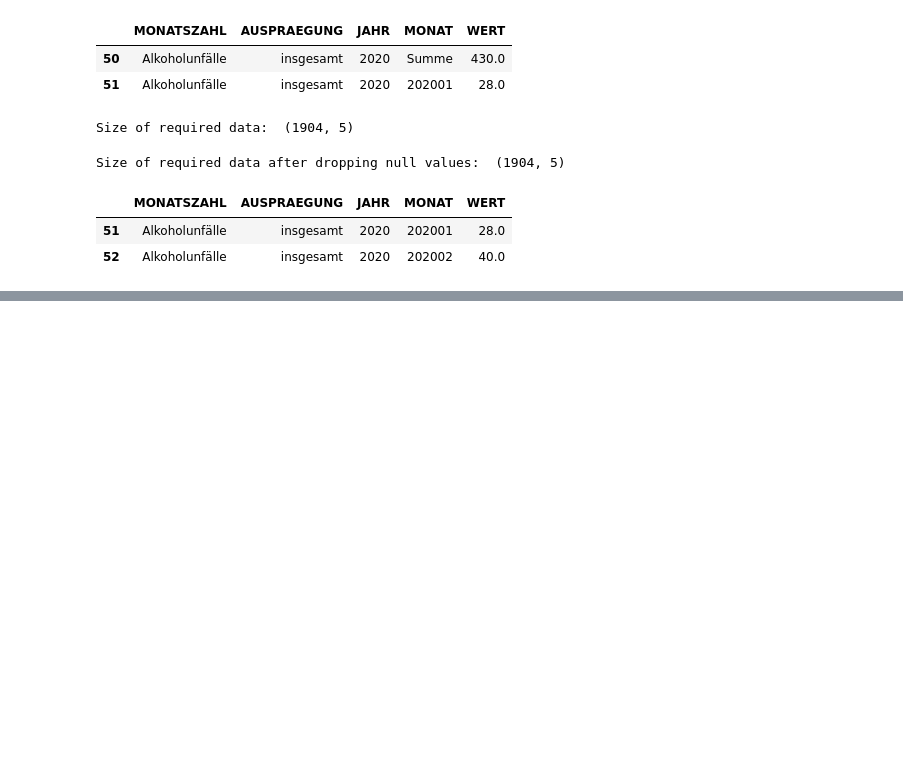
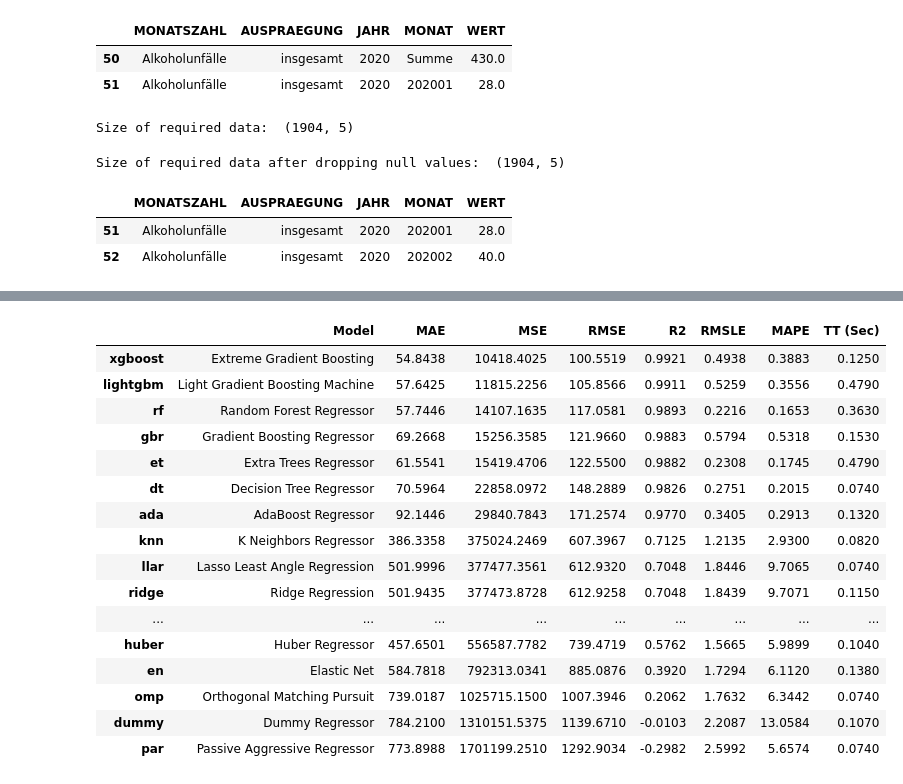
Before and after one commit to sreehari59/NxtGen_AcciVision, a Jupyter notebook: DPS_Task.ipynb, the cells around one changed output, grey strips where cells are left out. Drawn from its saved outputs; the diff is of its cells as text; code cells hidden in the pictures; blank space fills up the shorter version.

```diff
--- a/DPS_Task.ipynb
+++ b/DPS_Task.ipynb
@@ -192,0 +304,3 @@ from pycaret.classification import *
+# %%
+best = compare_models()
+# %% [output]
@@ -192,0 +308,17 @@ from pycaret.classification import *
+|  | Model | MAE | MSE | RMSE | R2 | RMSLE | MAPE | TT (Sec) |
+| xgboost | Extreme Gradient Boosting | 54.8438 | 10418.4025 | 100.5519 | 0.9921 | 0.4938 | 0.3883 | 0.1250 |
+| lightgbm | Light Gradient Boosting Machine | 57.6425 | 11815.2256 | 105.8566 | 0.9911 | 0.5259 | 0.3556 | 0.4790 |
+| rf | Random Forest Regressor | 57.7446 | 14107.1635 | 117.0581 | 0.9893 | 0.2216 | 0.1653 | 0.3630 |
+| gbr | Gradient Boosting Regressor | 69.2668 | 15256.3585 | 121.9660 | 0.9883 | 0.5794 | 0.5318 | 0.1530 |
+| et | Extra Trees Regressor | 61.5541 | 15419.4706 | 122.5500 | 0.9882 | 0.2308 | 0.1745 | 0.4790 |
+| dt | Decision Tree Regressor | 70.5964 | 22858.0972 | 148.2889 | 0.9826 | 0.2751 | 0.2015 | 0.0740 |
+| ada | AdaBoost Regressor | 92.1446 | 29840.7843 | 171.2574 | 0.9770 | 0.3405 | 0.2913 | 0.1320 |
+| knn | K Neighbors Regressor | 386.3358 | 375024.2469 | 607.3967 | 0.7125 | 1.2135 | 2.9300 | 0.0820 |
+| llar | Lasso Least Angle Regression | 501.9996 | 377477.3561 | 612.9320 | 0.7048 | 1.8446 | 9.7065 | 0.0740 |
+| ridge | Ridge Regression | 501.9435 | 377473.8728 | 612.9258 | 0.7048 | 1.8439 | 9.7071 | 0.1150 |
+| ... | ... | ... | ... | ... | ... | ... | ... | ... |
+| huber | Huber Regressor | 457.6501 | 556587.7782 | 739.4719 | 0.5762 | 1.5665 | 5.9899 | 0.1040 |
+| en | Elastic Net | 584.7818 | 792313.0341 | 885.0876 | 0.3920 | 1.7294 | 6.1120 | 0.1380 |
+| omp | Orthogonal Matching Pursuit | 739.0187 | 1025715.1500 | 1007.3946 | 0.2062 | 1.7632 | 6.3442 | 0.0740 |
+| dummy | Dummy Regressor | 784.2100 | 1310151.5375 | 1139.6710 | -0.0103 | 2.2087 | 13.0584 | 0.1070 |
+| par | Passive Aggressive Regressor | 773.8988 | 1701199.2510 | 1292.9034 | -0.2982 | 2.5992 | 5.6574 | 0.0740 |
```
Also changed, not shown: parts of 55 cells of this notebook.
